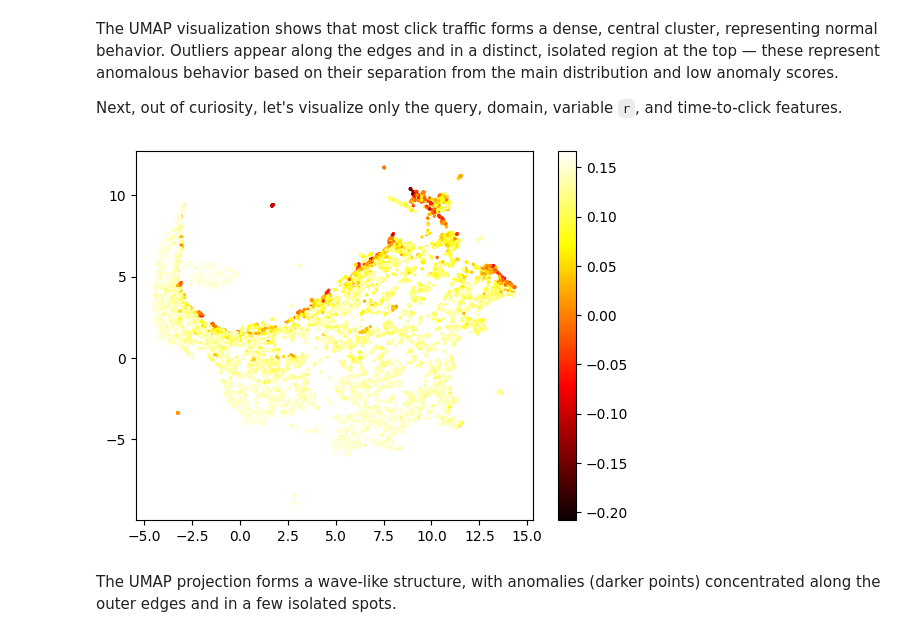
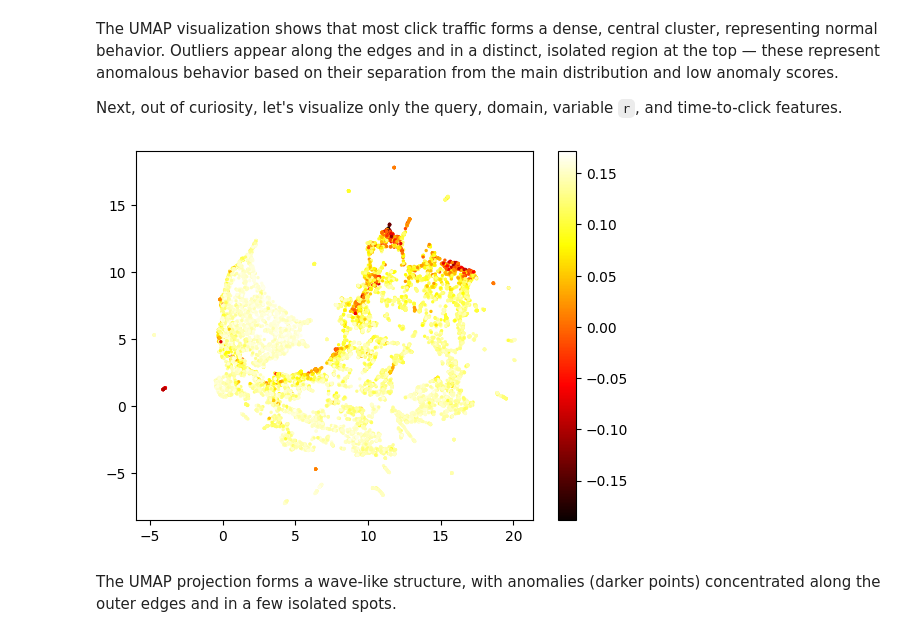
Before and after one commit to neagrita/assign, a Jupyter notebook: notebooks/03_modelling.ipynb, the cells around one changed output. Cells and saved outputs as stored; diff of their text form; code cells hidden in the pictures.

```diff
--- a/notebooks/03_modelling.ipynb
+++ b/notebooks/03_modelling.ipynb
@@ -407,26 +362,26 @@ check_cols = [
     if (
         x.startswith('q_')
         or x.startswith('domain_')
-        or x.startswith('r')
         or x.startswith('extension_')
         or x == 'ttc_log'
+        or x == 'ttc_bucket'
     )
 ]
 # %%
-reducer_test = umap.UMAP(n_neighbors=15, min_dist=0.1, n_components=2)
+reducer_test = umap.UMAP(n_neighbors=10, min_dist=0.1, n_components=2)
 embedding_test = reducer_test.fit_transform(df_train[check_cols])
 
 plt.scatter(
     embedding_test[:, 0],
     embedding_test[:, 1],
     c=res_df_train['anomaly_score'],
     cmap='hot',
     s=2
 )
 plt.colorbar()
 plt.show()
 # %% [output]
-[figure, old version]
+[figure, new version]
 # %% [markdown]
 The UMAP projection forms a wave-like structure, with anomalies (darker points) concentrated along the outer edges and in a few isolated spots.
 # %% [markdown]
```
Also changed, not shown: parts of 30 cells of this notebook, 2 other files.
